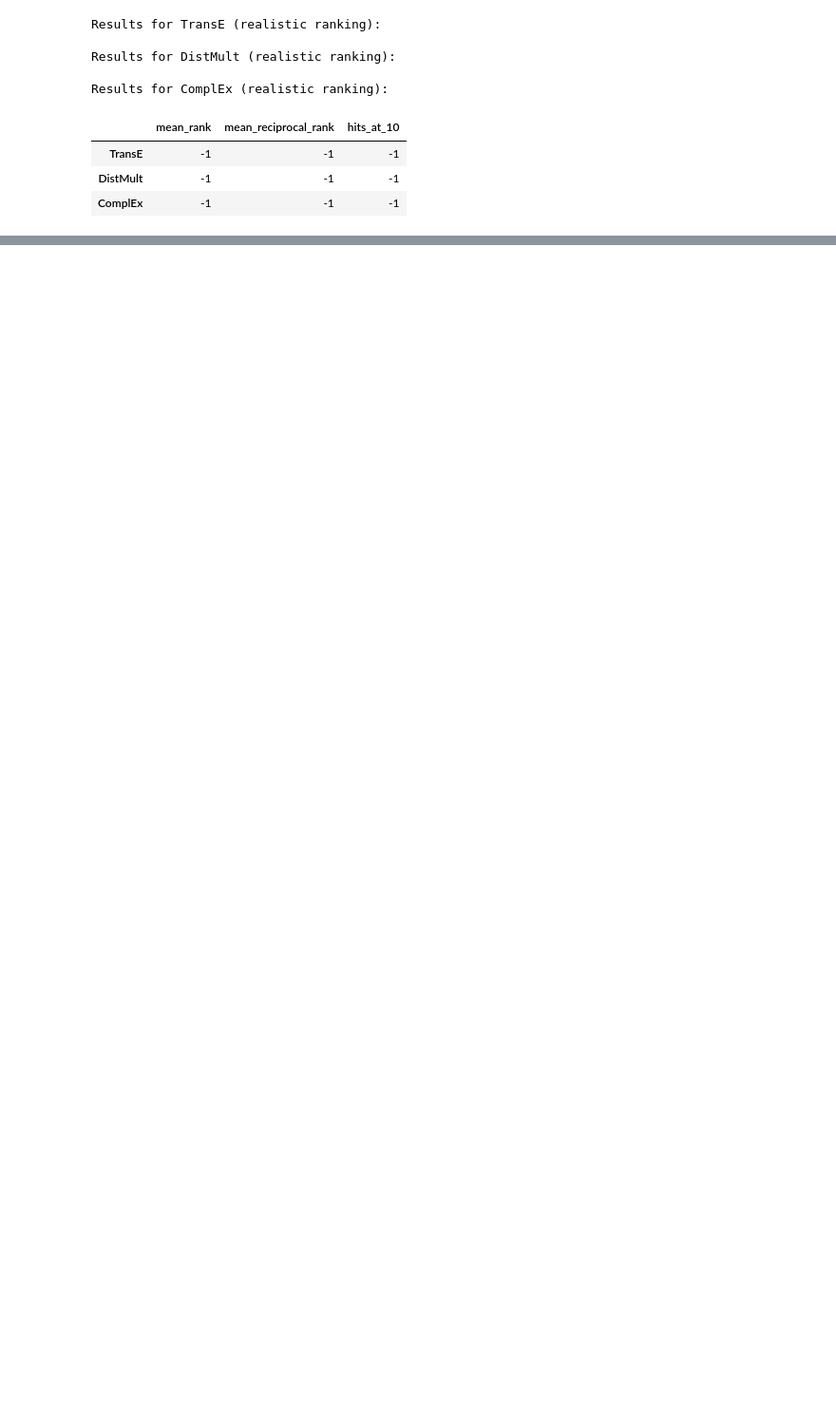
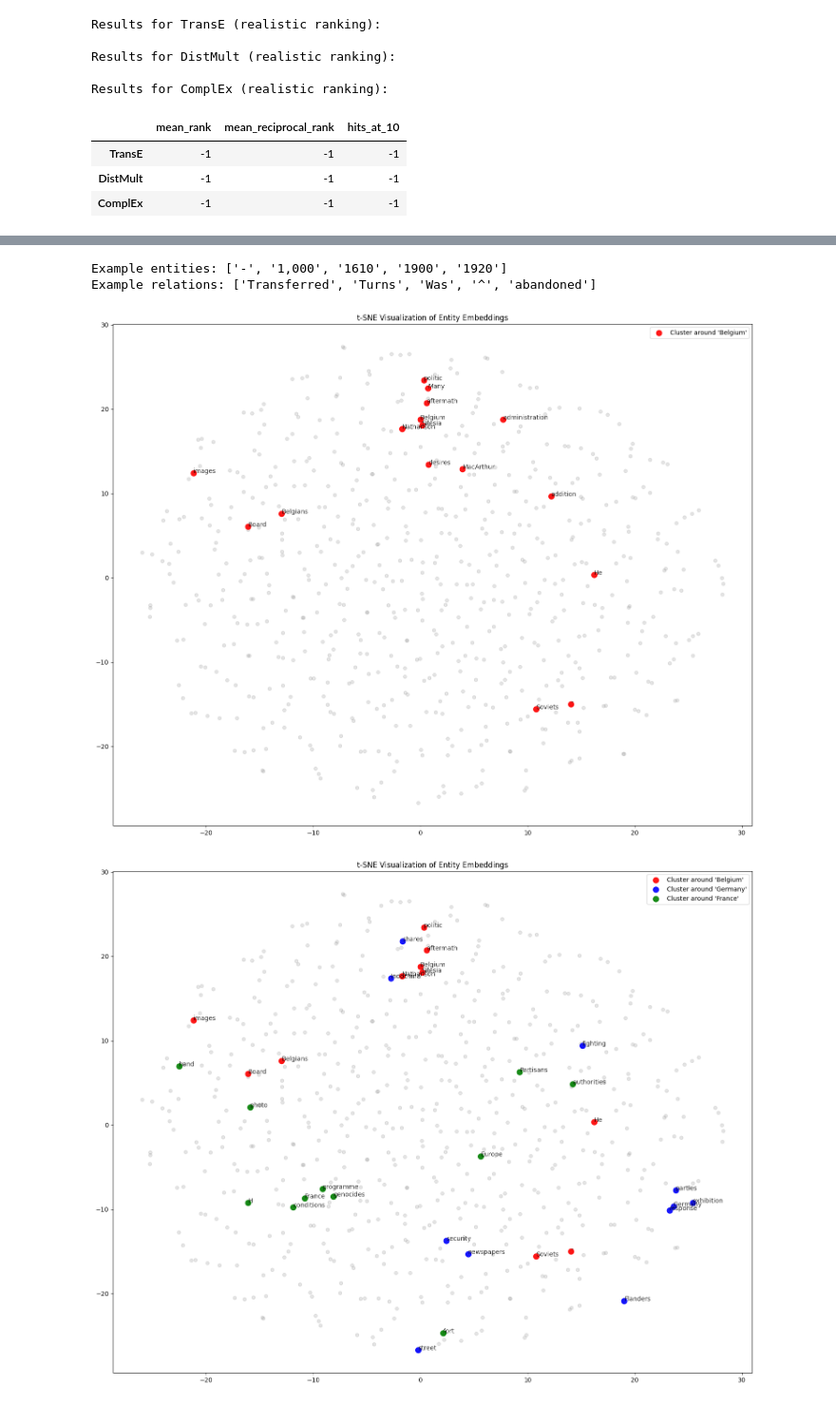
Before and after one commit to alaricourge/web_data, a Jupyter notebook: td3.ipynb, the cells around one changed output, grey strips where cells are left out. Shown at 95% size. Drawn from its saved outputs; the diff is of its cells as text; code cells hidden in the pictures; blank space fills up the shorter version.

Commit message:
prediction and visualization

```diff
--- a/td3.ipynb
+++ b/td3.ipynb
@@ -888,7 +895,7 @@ triples_array = np.array(triples, dtype=str)
 tf = TriplesFactory.from_labeled_triples(triples_array)
 
 # 🔹 Step 3: Split into train/valid/test
-training, validation, testing = tf.split([0.8, 0.1, 0.1])
+training, validation, testing = tf.split([0.8, 0.1, 0.1], method='coverage')
 
 
 # 🔹 Step 4: Train multiple models
@@ -968,0 +1119,5 @@ Results for ComplEx (realistic ranking):
+# %%
+results = predict_tail_entities(model_results['TransE'], 'Belgium', 'surrendered', k=10)
+print("\nPredicted tail entities:")
+for entity, score in results:
+    print(f"{entity}: {score:.4f}")
@@ -968,0 +1136,8 @@ Results for ComplEx (realistic ranking):
+# %%
+# Check what entities and relations are available
+factory = model_results['TransE'].training
+print("Example entities:", list(factory.entity_labeling.label_to_id.keys())[:5])
+print("Example relations:", list(factory.relation_labeling.label_to_id.keys())[:5])
+# %% [output]
+Example entities: ['-', '1,000', '1610', '1900', '1920']
+Example relations: ['Transferred', 'Turns', 'Was', '^', 'abandoned']
@@ -968,0 +1210,11 @@ Results for ComplEx (realistic ranking):
+# %%
+# Focus on 'Belgium' and find its nearest neighbors in the embedding space
+visualize_entity_clusters(model_results['TransE'], focus_entities=['Belgium'])
+
+# Compare multiple entities of interest
+visualize_entity_clusters(model_results['TransE'],
+                         focus_entities=['Belgium', 'Germany', 'France'],
+                         n_neighbors=10)
+# %% [output]
+[figure, added]
+[figure, added]
```
Also changed, not shown: parts of 22 cells of this notebook.
